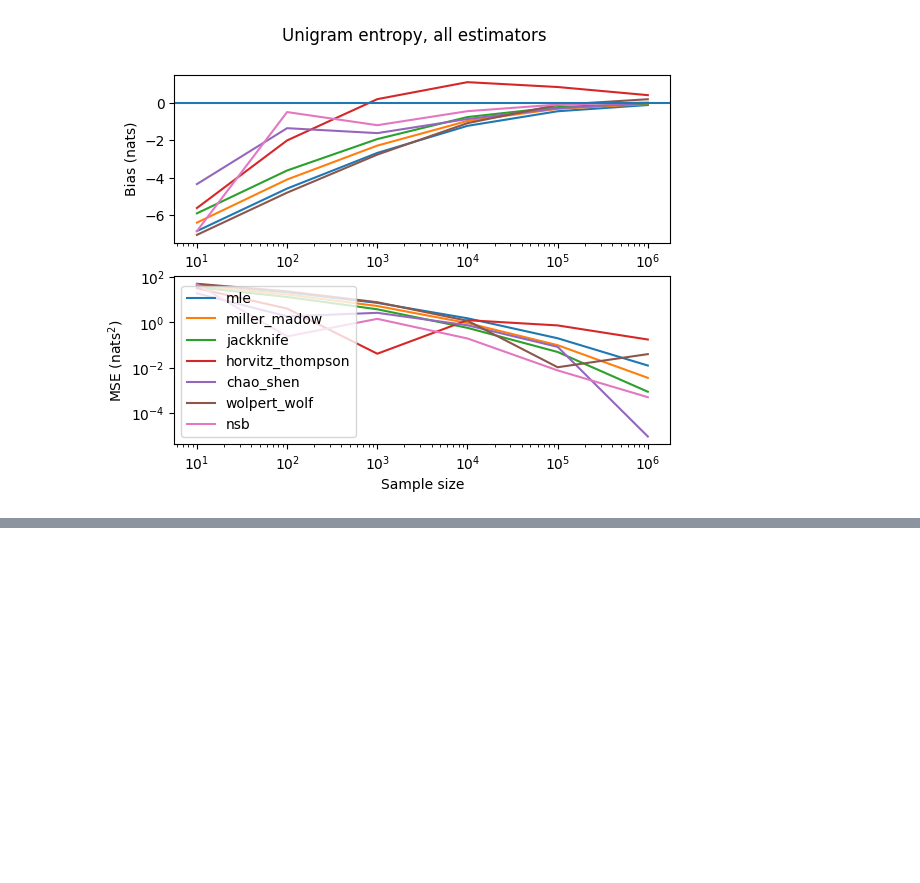
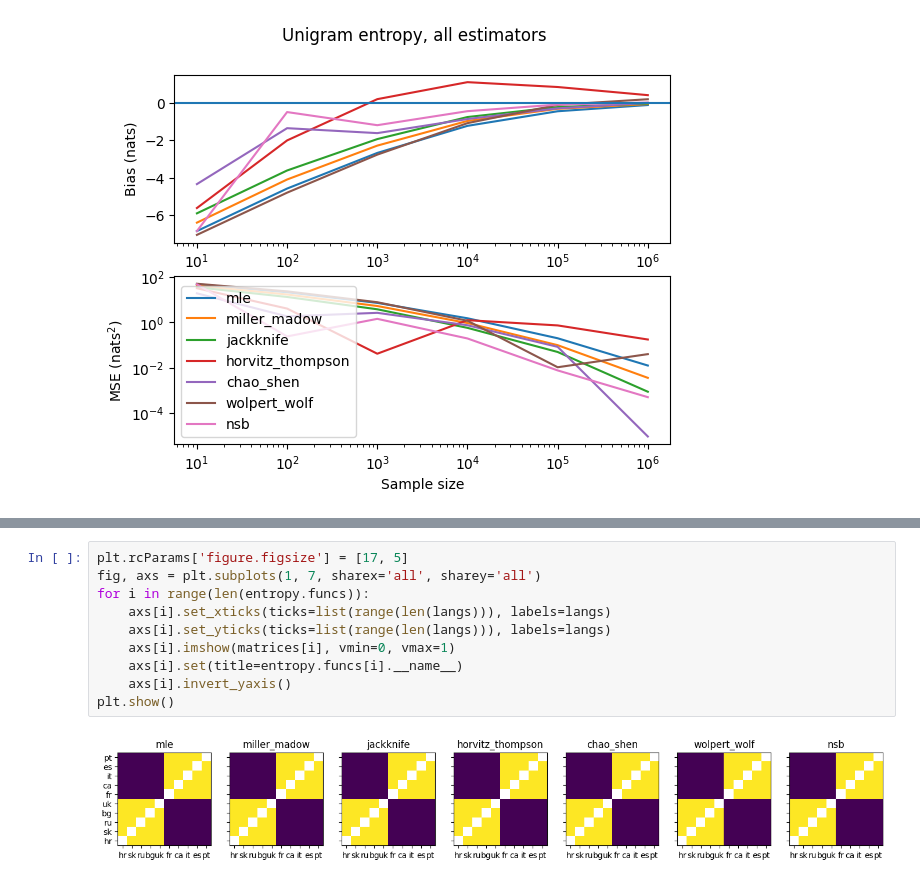
Before and after one commit to rycolab/entropy-estimation, a Jupyter notebook: Entropy Estimation.ipynb, the cells around one changed output, grey strips where cells are left out. Saved outputs shown, nothing was run; the diff lists cells and outputs as text; blank space fills up the shorter version.

```diff
--- a/Entropy Estimation.ipynb
+++ b/Entropy Estimation.ipynb
@@ -320,0 +523,12 @@ plt.show()
+# %%
+plt.rcParams['figure.figsize'] = [17, 5]
+fig, axs = plt.subplots(1, 7, sharex='all', sharey='all')
+for i in range(len(entropy.funcs)):
+    axs[i].set_xticks(ticks=list(range(len(langs))), labels=langs)
+    axs[i].set_yticks(ticks=list(range(len(langs))), labels=langs)
+    axs[i].imshow(matrices[i], vmin=0, vmax=1)
+    axs[i].set(title=entropy.funcs[i].__name__)
+    axs[i].invert_yaxis()
+plt.show()
+# %% [output]
+[figure, added]
```
Also changed, not shown: parts of 17 cells of this notebook.
